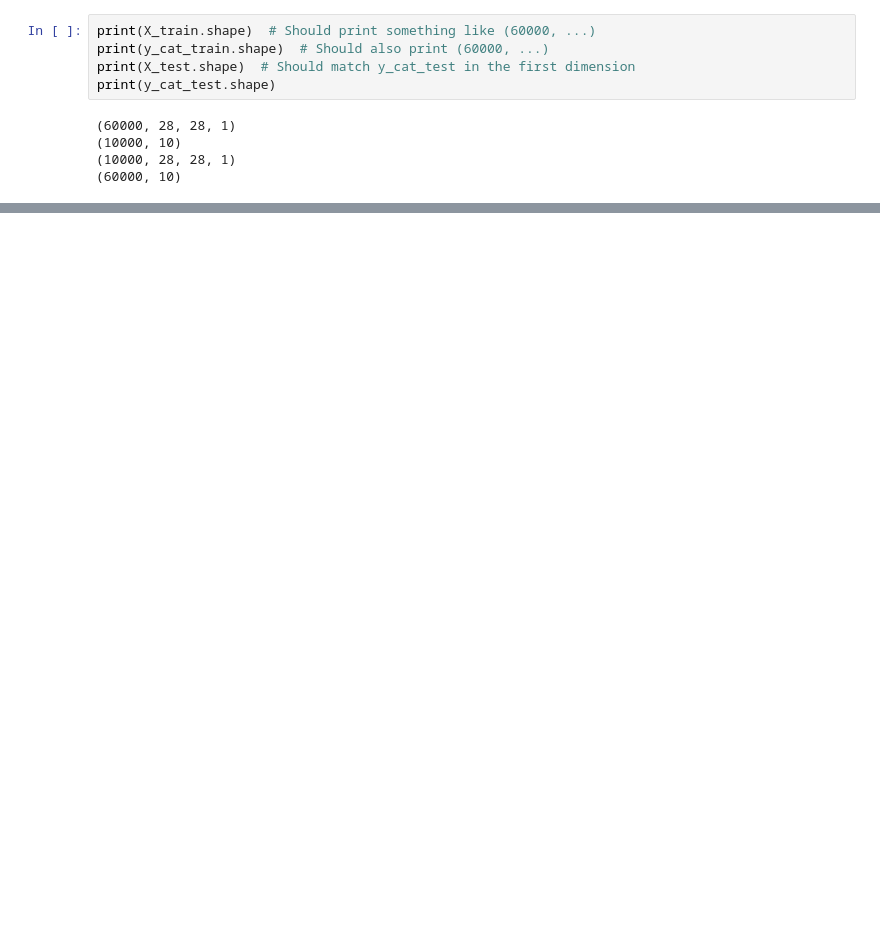
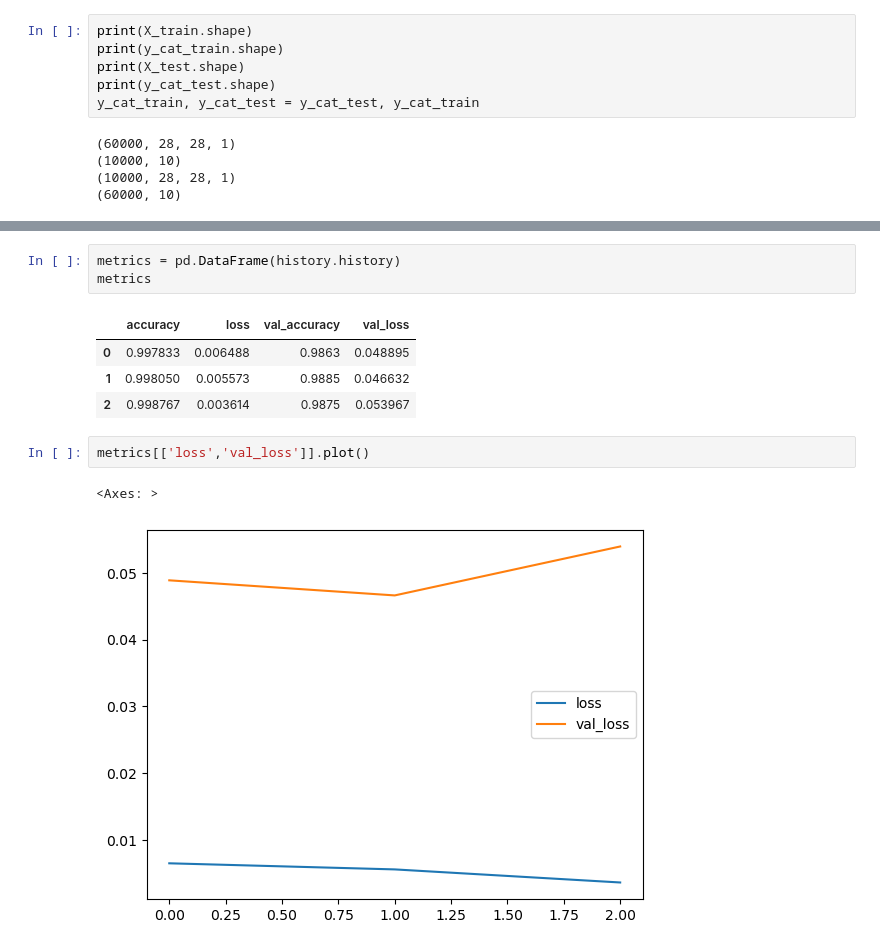
Before and after one commit to the-madhankumar/Mnist, a Jupyter notebook: main.ipynb, the cells around one changed output, grey strips where cells are left out. Cells and saved outputs as stored; diff of their text form; blank space fills up the shorter version.

```diff
--- a/main.ipynb
+++ b/main.ipynb
@@ -61,10 +61,11 @@ Model: "sequential_1"
  Trainable params: 591,786 (2.26 MB)
  Non-trainable params: 0 (0.00 B)
 # %%
-print(X_train.shape)  # Should print something like (60000, ...)
-print(y_cat_train.shape)  # Should also print (60000, ...)
-print(X_test.shape)  # Should match y_cat_test in the first dimension
+print(X_train.shape)
+print(y_cat_train.shape)
+print(X_test.shape)
 print(y_cat_test.shape)
+y_cat_train, y_cat_test = y_cat_test, y_cat_train
 # %% [output]
 (60000, 28, 28, 1)
 (10000, 10)
@@ -81,0 +87,13 @@ ValueError: Data cardinality is ambiguous. Make sure all arrays contain the same
+# %%
+metrics = pd.DataFrame(history.history)
+metrics
+# %% [output]
+|  | accuracy | loss | val_accuracy | val_loss |
+| 0 | 0.997833 | 0.006488 | 0.9863 | 0.048895 |
+| 1 | 0.998050 | 0.005573 | 0.9885 | 0.046632 |
+| 2 | 0.998767 | 0.003614 | 0.9875 | 0.053967 |
+# %%
+metrics[['loss','val_loss']].plot()
+# %% [output]
+<Axes: >
+[figure, added]
```
Also changed, not shown: parts of 3 cells of this notebook.
